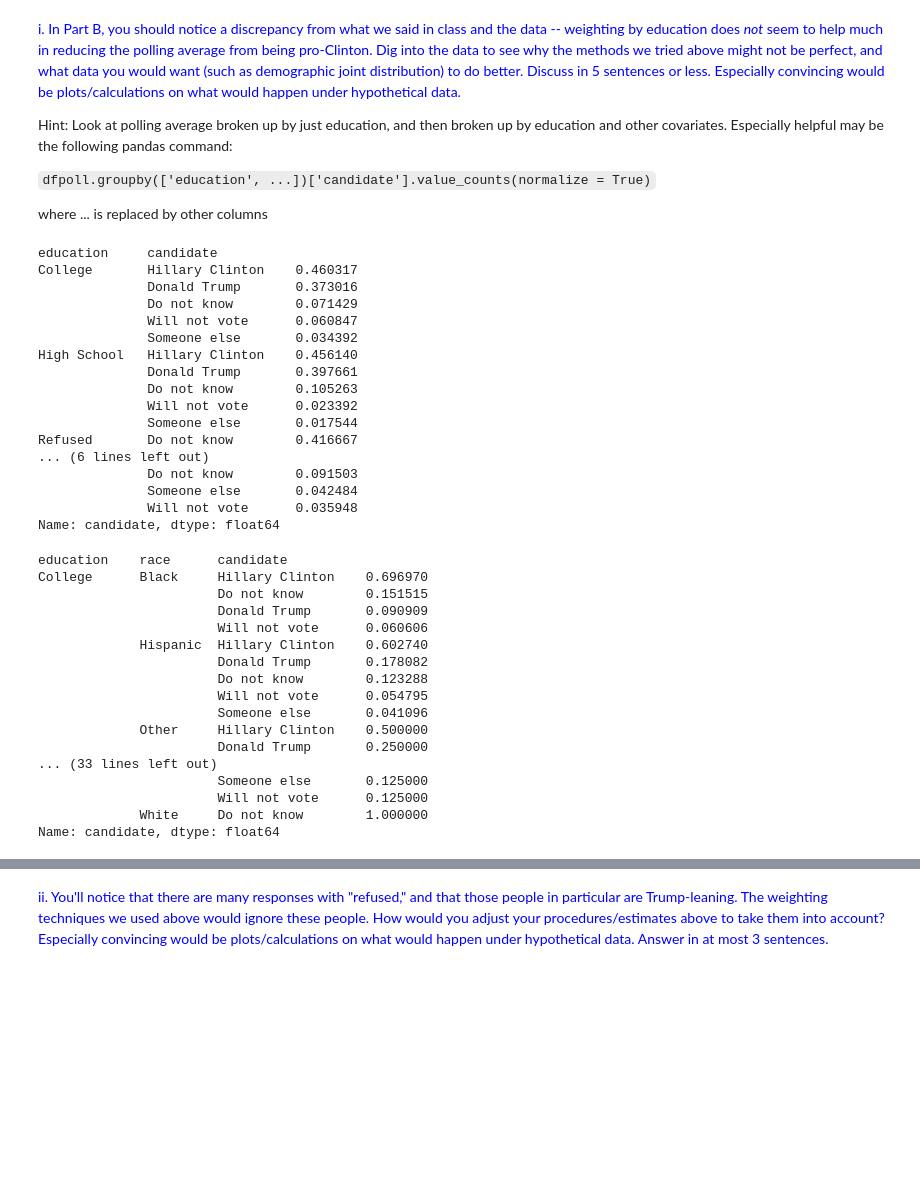
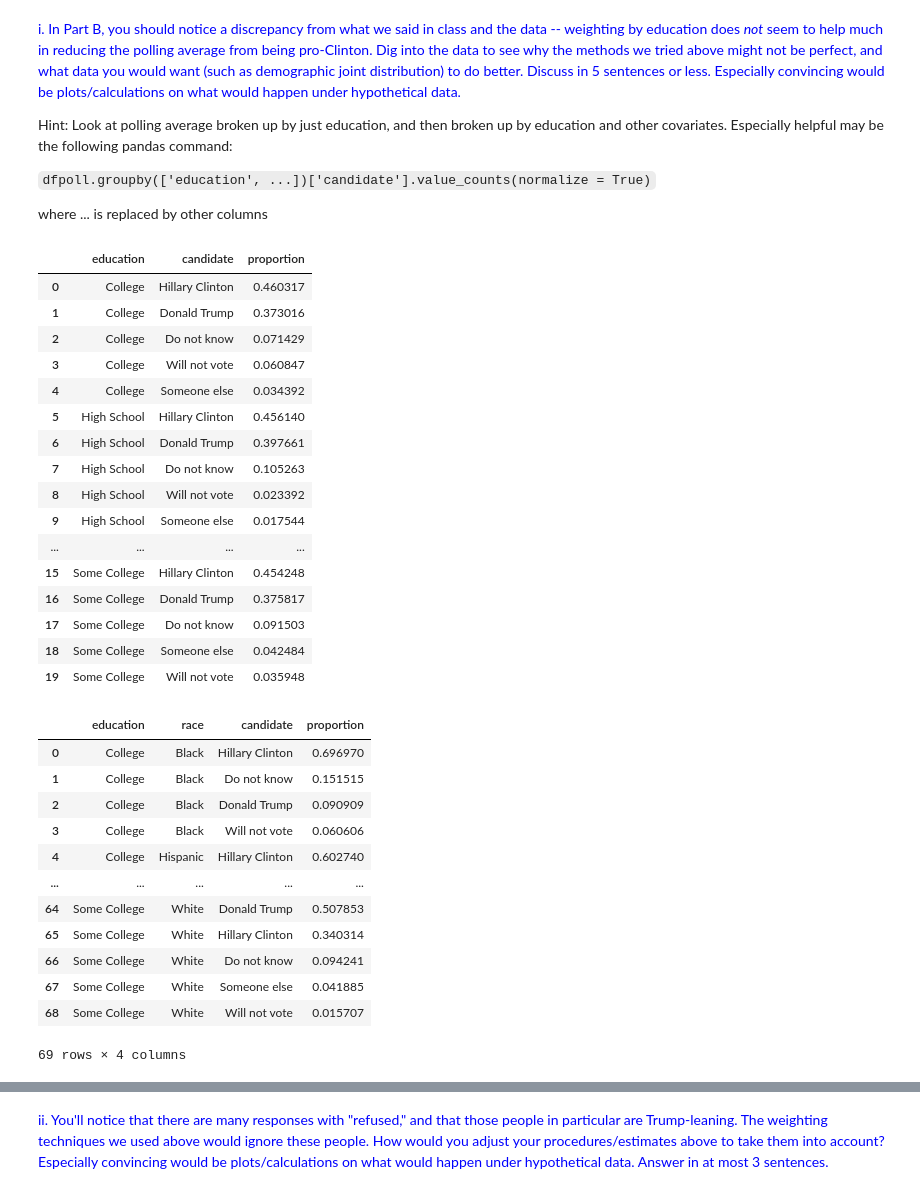
Before and after one commit to martinsun0/People-Data-Systems, a Jupyter notebook: HW1/HW1_assignment.ipynb, the cells around one changed output, grey strips where cells are left out. Cells and saved outputs as stored; diff of their text form; code cells hidden in the pictures; blank space fills up the shorter version.

```diff
--- a/HW1/HW1_assignment.ipynb
+++ b/HW1/HW1_assignment.ipynb
@@ -458,42 +478,38 @@ Hint: Look at polling average broken up by just education, and then broken up by
 
 where ... is replaced by other columns
 # %%
-dfpoll.groupby(['education'])['candidate'].value_counts(normalize = True)[0:20]
+dfpoll.groupby(['education'])['candidate'].value_counts(normalize = True).reset_index(name ='proportion')
 # %% [output]
-education     candidate
-College       Hillary Clinton    0.460317
-              Donald Trump       0.373016
-              Do not know        0.071429
-              Will not vote      0.060847
-              Someone else       0.034392
-High School   Hillary Clinton    0.456140
-              Donald Trump       0.397661
-              Do not know        0.105263
-              Will not vote      0.023392
-              Someone else       0.017544
-Refused       Do not know        0.416667
-... (6 lines left out)
-              Do not know        0.091503
-              Someone else       0.042484
-              Will not vote      0.035948
-Name: candidate, dtype: float64
+|  | education | candidate | proportion |
+| 0 | College | Hillary Clinton | 0.460317 |
+| 1 | College | Donald Trump | 0.373016 |
+| 2 | College | Do not know | 0.071429 |
+| 3 | College | Will not vote | 0.060847 |
+| 4 | College | Someone else | 0.034392 |
+| 5 | High School | Hillary Clinton | 0.456140 |
+| 6 | High School | Donald Trump | 0.397661 |
+| 7 | High School | Do not know | 0.105263 |
+| 8 | High School | Will not vote | 0.023392 |
+| 9 | High School | Someone else | 0.017544 |
+| ... | ... | ... | ... |
+| 15 | Some College | Hillary Clinton | 0.454248 |
+| 16 | Some College | Donald Trump | 0.375817 |
+| 17 | Some College | Do not know | 0.091503 |
+| 18 | Some College | Someone else | 0.042484 |
+| 19 | Some College | Will not vote | 0.035948 |
 # %%
-dfpoll.groupby(['education', 'race'])['candidate'].value_counts(normalize = True)[0:35]
+dfpoll.groupby(['education', 'race'])['candidate'].value_counts(normalize = True).reset_index(name ='proportion')
 # %% [output]
+|  | education | race | candidate | proportion |
+| 0 | College | Black | Hillary Clinton | 0.696970 |
+| 1 | College | Black | Do not know | 0.151515 |
+| 2 | College | Black | Donald Trump | 0.090909 |
+| 3 | College | Black | Will not vote | 0.060606 |
+| 4 | College | Hispanic | Hillary Clinton | 0.602740 |
+| ... | ... | ... | ... | ... |
+| 64 | Some College | White | Donald Trump | 0.507853 |
+| 65 | Some College | White | Hillary Clinton | 0.340314 |
+| 66 | Some College | White | Do not know | 0.094241 |
+| 67 | Some College | White | Someone else | 0.041885 |
+| 68 | Some College | White | Will not vote | 0.015707 |
-education    race      candidate
-College      Black     Hillary Clinton    0.696970
-                       Do not know        0.151515
-                       Donald Trump       0.090909
-                       Will not vote      0.060606
-             Hispanic  Hillary Clinton    0.602740
-                       Donald Trump       0.178082
-                       Do not know        0.123288
-                       Will not vote      0.054795
-                       Someone else       0.041096
-             Other     Hillary Clinton    0.500000
-                       Donald Trump       0.250000
-... (33 lines left out)
-                       Someone else       0.125000
-                       Will not vote      0.125000
-             White     Do not know        1.000000
-Name: candidate, dtype: float64
+69 rows × 4 columns
```
Also changed, not shown: parts of 9 cells of this notebook, 2 other files.
